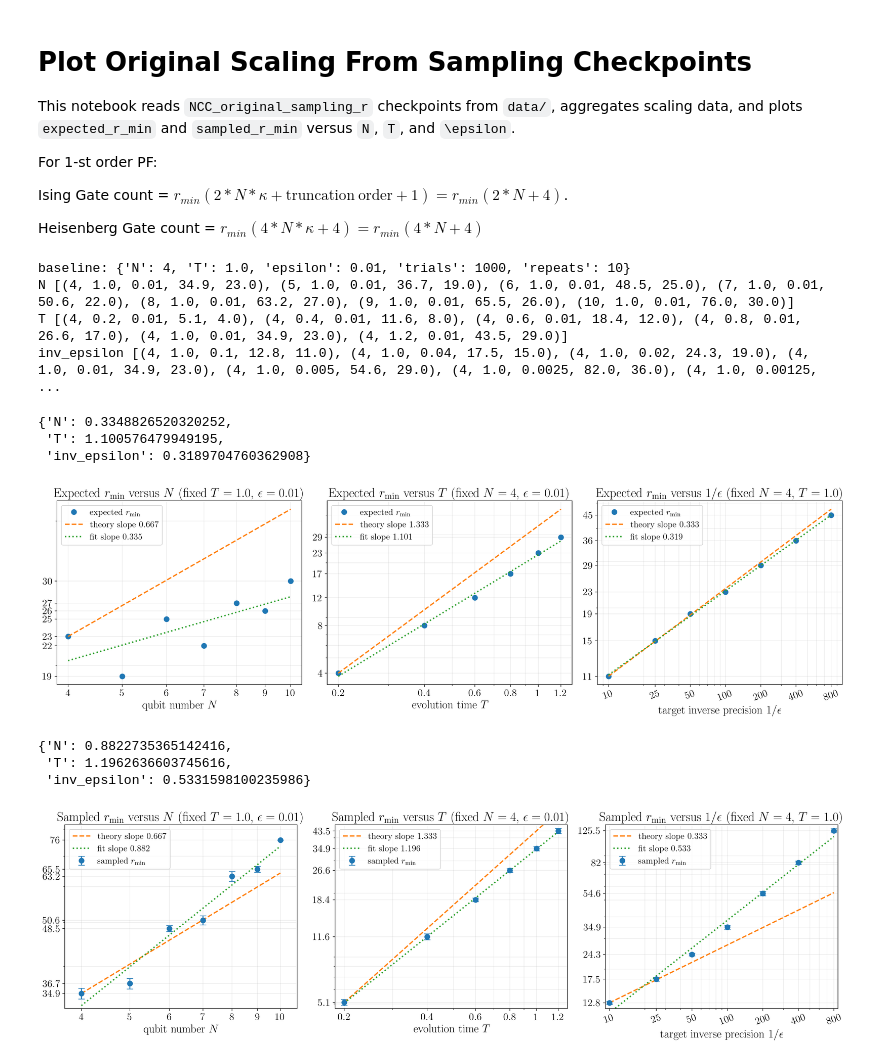
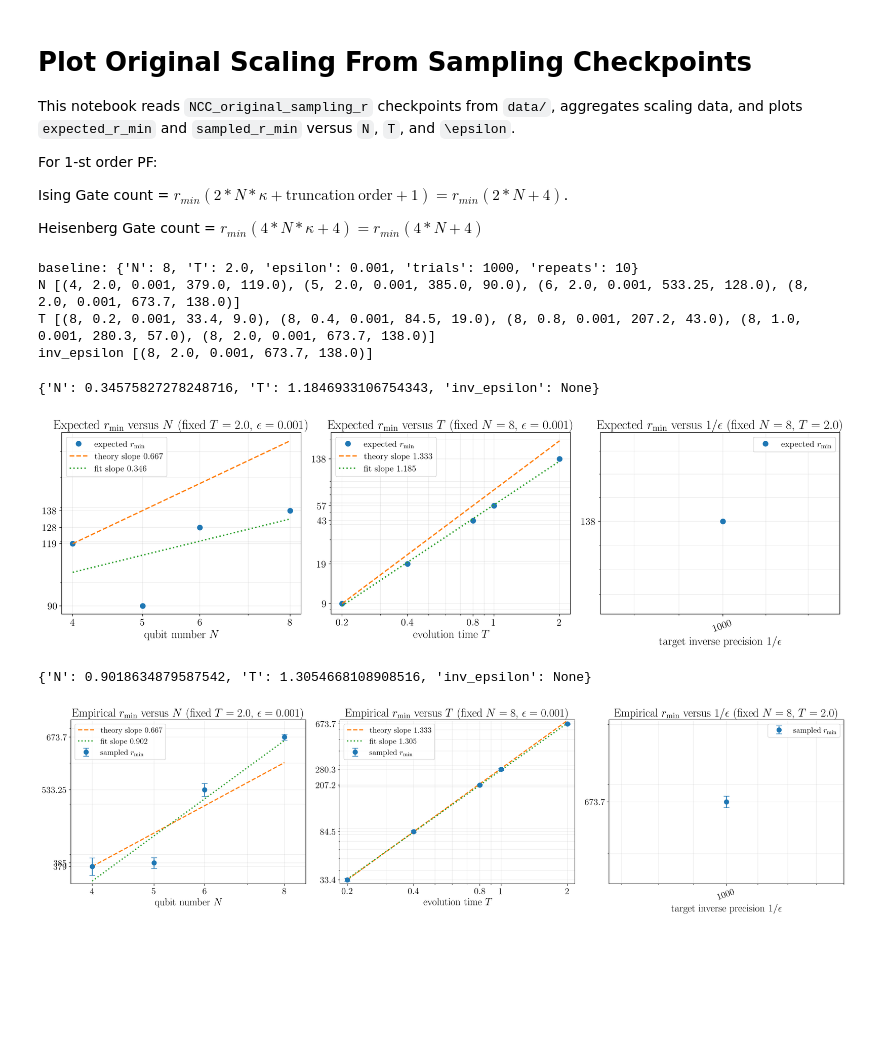
Before and after one commit to Qubit-Fernand/NCC-Trotter-Compensation, a Jupyter notebook: plot_original_scaling.ipynb, the cells around one changed output. Saved outputs shown, nothing was run; the diff lists cells and outputs as text; code cells hidden in the pictures; blank space fills up the shorter version.

```diff
--- a/plot_original_scaling.ipynb
+++ b/plot_original_scaling.ipynb
@@ -31,7 +31,7 @@ BASELINE = {'N': 8, 'T': 2.0, 'epsilon': 0.001, 'trials': 1000, 'repeats': 10}
 EPSILON_TARGETS = [0.1, 0.04, 0.02, 0.01, 0.005, 0.0025, 0.001] #, 0.000625]
 TARGETS = {
     'N': list(range(4, 11)),
-    'T': [0.2, 0.4, 0.8, 1.0, 2.0, 4.0, 8.0],
+    'T': [0.2, 0.4, 0.8, 1.0, 2.0], # , 4.0, 8.0],
     'inv_epsilon': [float(1.0 / eps) for eps in EPSILON_TARGETS],
 }
 
@@ -239,12 +239,12 @@ print('baseline:', BASELINE)
 for axis, series in series_by_axis.items():
     print(axis, [(item['N'], item['T'], item['epsilon'], item['sampled_mean'], item['expected_mean']) for item in series])
 # %% [output]
-baseline: {'N': 4, 'T': 1.0, 'epsilon': 0.01, 'trials': 1000, 'repeats': 10}
-N [(4, 1.0, 0.01, 34.9, 23.0), (5, 1.0, 0.01, 36.7, 19.0), (6, 1.0, 0.01, 48.5, 25.0), (7, 1.0, 0.01, 50.6, 22.0), (8, 1.0, 0.01, 63.2, 27.0), (9, 1.0, 0.01, 65.5, 26.0), (10, 1.0, 0.01, 76.0, 30.0)]
-T [(4, 0.2, 0.01, 5.1, 4.0), (4, 0.4, 0.01, 11.6, 8.0), (4, 0.6, 0.01, 18.4, 12.0), (4, 0.8, 0.01, 26.6, 17.0), (4, 1.0, 0.01, 34.9, 23.0), (4, 1.2, 0.01, 43.5, 29.0)]
-inv_epsilon [(4, 1.0, 0.1, 12.8, 11.0), (4, 1.0, 0.04, 17.5, 15.0), (4, 1.0, 0.02, 24.3, 19.0), (4, 1.0, 0.01, 34.9, 23.0), (4, 1.0, 0.005, 54.6, 29.0), (4, 1.0, 0.0025, 82.0, 36.0), (4, 1.0, 0.00125, ...
+baseline: {'N': 8, 'T': 2.0, 'epsilon': 0.001, 'trials': 1000, 'repeats': 10}
+N [(4, 2.0, 0.001, 379.0, 119.0), (5, 2.0, 0.001, 385.0, 90.0), (6, 2.0, 0.001, 533.25, 128.0), (8, 2.0, 0.001, 673.7, 138.0)]
+T [(8, 0.2, 0.001, 33.4, 9.0), (8, 0.4, 0.001, 84.5, 19.0), (8, 0.8, 0.001, 207.2, 43.0), (8, 1.0, 0.001, 280.3, 57.0), (8, 2.0, 0.001, 673.7, 138.0)]
+inv_epsilon [(8, 2.0, 0.001, 673.7, 138.0)]
 # %%
-fig, axes = plt.subplots(1, 3, figsize=(20, 5.5))
+fig, axes = plt.subplots(1, 3, figsize=(18, 5.5))
 slopes_expected = {}
 slopes_expected['N'] = plot_expected_panel(
     axes[0],
@@ -275,43 +275,39 @@ if SAVE_PDF:
     fig.savefig(FIG_DIR / 'plot_original_expected_scaling.pdf', bbox_inches='tight')
 slopes_expected
 # %% [output]
-{'N': 0.3348826520320252,
- 'T': 1.100576479949195,
- 'inv_epsilon': 0.3189704760362908}
+{'N': 0.34575827278248716, 'T': 1.1846933106754343, 'inv_epsilon': None}
-[figure, old version]
+[figure, new version]
 # %%
-fig, axes = plt.subplots(1, 3, figsize=(18, 5.5))
+fig, axes = plt.subplots(1, 3, figsize=(20, 5.5))
 slopes_sampled = {}
 slopes_sampled['N'] = plot_sampled_panel(
     axes[0],
     series_by_axis['N'],
     'N',
     r'qubit number $N$',
-    rf'Sampled $r_{{\min}}$ versus $N$ (fixed $T={BASELINE["T"]}$, $\epsilon={BASELINE["epsilon"]}$)',
+    rf'Empirical $r_{{\min}}$ versus $N$ (fixed $T={BASELINE["T"]}$, $\epsilon={BASELINE["epsilon"]}$)',
     THEORY_EXPONENTS['N'],
 )
 slopes_sampled['T'] = plot_sampled_panel(
     axes[1],
     series_by_axis['T'],
     'T',
     r'evolution time $T$',
-    rf'Sampled $r_{{\min}}$ versus $T$ (fixed $N={BASELINE["N"]}$, $\epsilon={BASELINE["epsilon"]}$)',
+    rf'Empirical $r_{{\min}}$ versus $T$ (fixed $N={BASELINE["N"]}$, $\epsilon={BASELINE["epsilon"]}$)',
     THEORY_EXPONENTS['T'],
 )
 slopes_sampled['inv_epsilon'] = plot_sampled_panel(
     axes[2],
     series_by_axis['inv_epsilon'],
     'inv_epsilon',
     r'target inverse precision $1/\epsilon$',
     rf'Empirical $r_{{\min}}$ versus $1/\epsilon$ (fixed $N={BASELINE["N"]}$, $T={BASELINE["T"]}$)',
     THEORY_EXPONENTS['inv_epsilon'],
 )
 fig.tight_layout()
 if SAVE_PDF:
     fig.savefig(FIG_DIR / 'plot_original_sampled_scaling.pdf', bbox_inches='tight')
 slopes_sampled
 # %% [output]
-{'N': 0.8822735365142416,
- 'T': 1.1962636603745616,
- 'inv_epsilon': 0.5331598100235986}
+{'N': 0.9018634879587542, 'T': 1.3054668108908516, 'inv_epsilon': None}
-[figure, old version]
+[figure, new version]
```
Also changed, not shown: 13 other files.
